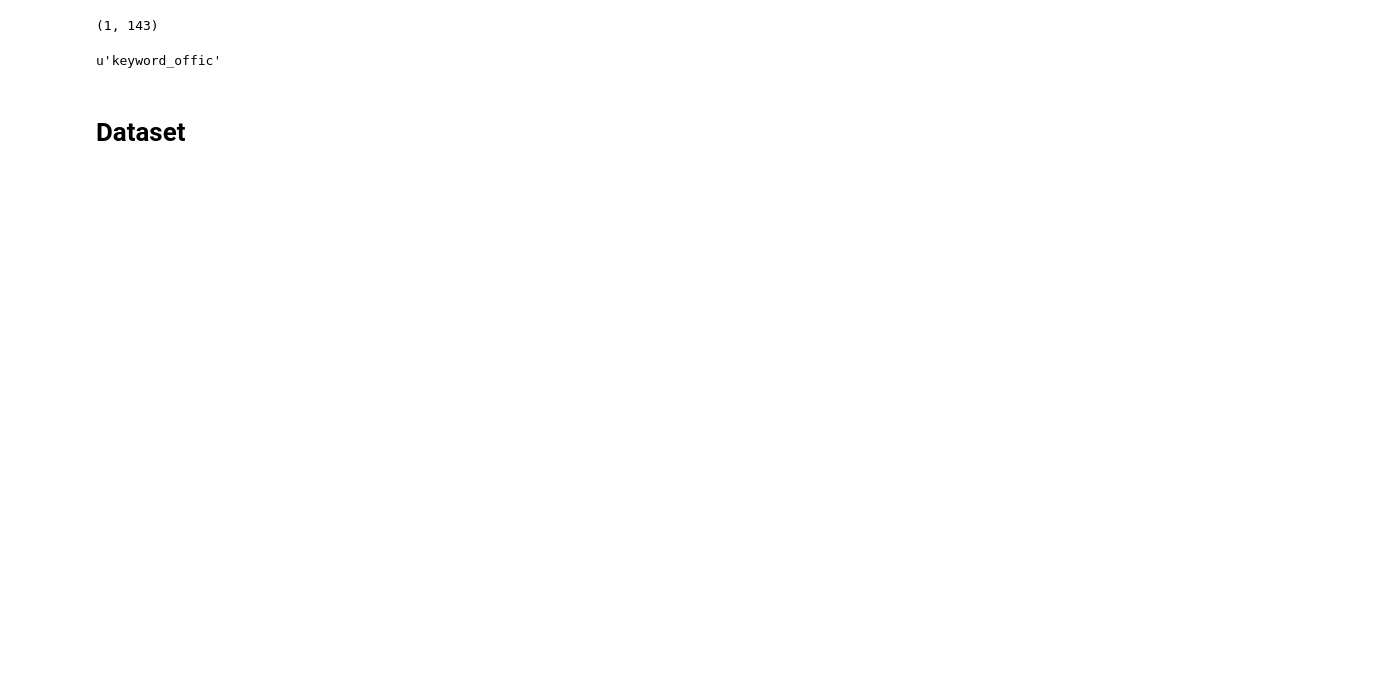
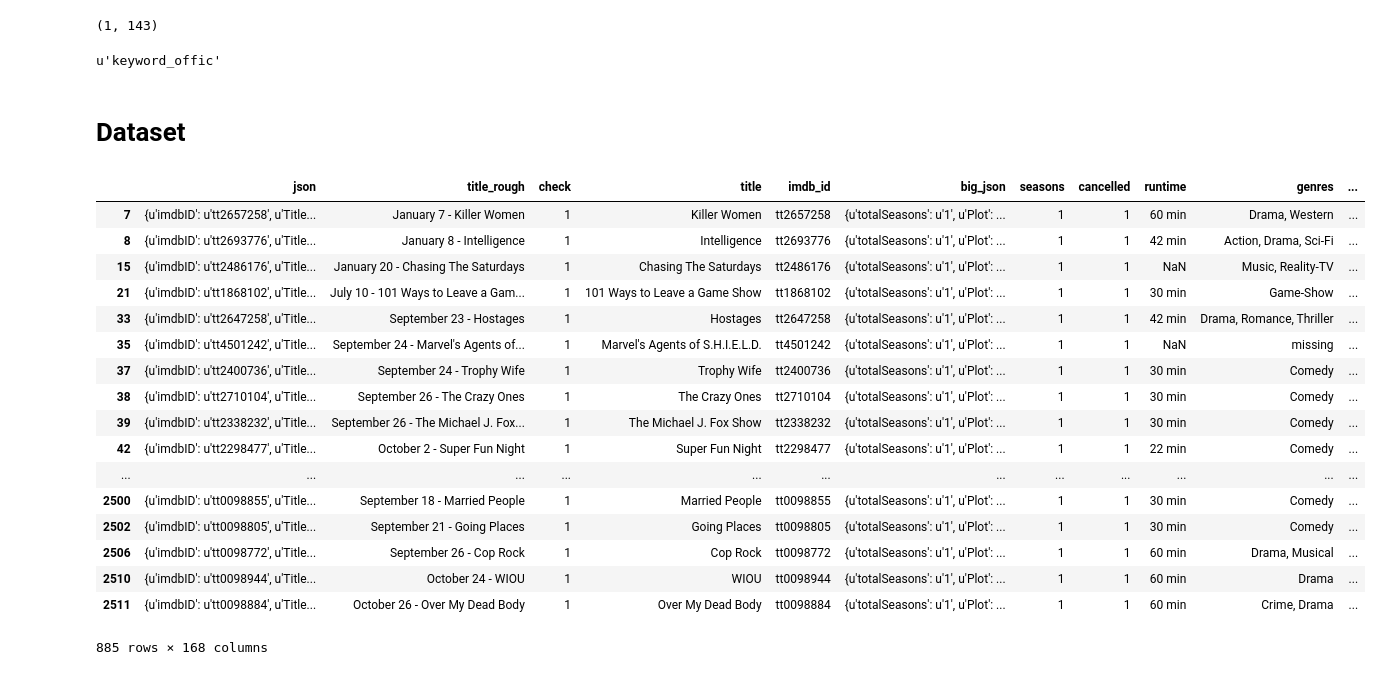
Before and after one commit to cgeppig/Will_My_Show_Get_Cancelled, a Jupyter notebook: model_implementation/production_model_testing.ipynb, the cells around one changed output. Saved outputs shown, nothing was run; the diff lists cells and outputs as text; code cells hidden in the pictures; blank space fills up the shorter version.

```diff
--- a/model_implementation/production_model_testing.ipynb
+++ b/model_implementation/production_model_testing.ipynb
@@ -240,7 +302,28 @@ u'keyword_offic'
 # %% [markdown]
 # Dataset
 # %%
-# shows = pd.read_csv('../good_shows_data2.csv')
+shows = pd.read_csv('../good_shows_data2.csv')
+# %%
+shows[shows['cancelled']==1]
+# %% [output]
+|  | json | title_rough | check | title | imdb_id | big_json | seasons | cancelled | runtime | genres | ... |
+| 7 | {u'imdbID': u'tt2657258', u'Title... | January 7 - Killer Women | 1 | Killer Women | tt2657258 | {u'totalSeasons': u'1', u'Plot': ... | 1 | 1 | 60 min | Drama, Western | ... |
+| 8 | {u'imdbID': u'tt2693776', u'Title... | January 8 - Intelligence | 1 | Intelligence | tt2693776 | {u'totalSeasons': u'1', u'Plot': ... | 1 | 1 | 42 min | Action, Drama, Sci-Fi | ... |
+| 15 | {u'imdbID': u'tt2486176', u'Title... | January 20 - Chasing The Saturdays | 1 | Chasing The Saturdays | tt2486176 | {u'totalSeasons': u'1', u'Plot': ... | 1 | 1 | NaN | Music, Reality-TV | ... |
+| 21 | {u'imdbID': u'tt1868102', u'Title... | July 10 - 101 Ways to Leave a Gam... | 1 | 101 Ways to Leave a Game Show | tt1868102 | {u'totalSeasons': u'1', u'Plot': ... | 1 | 1 | 30 min | Game-Show | ... |
+| 33 | {u'imdbID': u'tt2647258', u'Title... | September 23 - Hostages | 1 | Hostages | tt2647258 | {u'totalSeasons': u'1', u'Plot': ... | 1 | 1 | 42 min | Drama, Romance, Thriller | ... |
+| 35 | {u'imdbID': u'tt4501242', u'Title... | September 24 - Marvel's Agents of... | 1 | Marvel's Agents of S.H.I.E.L.D. | tt4501242 | {u'totalSeasons': u'1', u'Plot': ... | 1 | 1 | NaN | missing | ... |
+| 37 | {u'imdbID': u'tt2400736', u'Title... | September 24 - Trophy Wife | 1 | Trophy Wife | tt2400736 | {u'totalSeasons': u'1', u'Plot': ... | 1 | 1 | 30 min | Comedy | ... |
+| 38 | {u'imdbID': u'tt2710104', u'Title... | September 26 - The Crazy Ones | 1 | The Crazy Ones | tt2710104 | {u'totalSeasons': u'1', u'Plot': ... | 1 | 1 | 30 min | Comedy | ... |
+| 39 | {u'imdbID': u'tt2338232', u'Title... | September 26 - The Michael J. Fox... | 1 | The Michael J. Fox Show | tt2338232 | {u'totalSeasons': u'1', u'Plot': ... | 1 | 1 | 30 min | Comedy | ... |
+| 42 | {u'imdbID': u'tt2298477', u'Title... | October 2 - Super Fun Night | 1 | Super Fun Night | tt2298477 | {u'totalSeasons': u'1', u'Plot': ... | 1 | 1 | 22 min | Comedy | ... |
+| ... | ... | ... | ... | ... | ... | ... | ... | ... | ... | ... | ... |
+| 2500 | {u'imdbID': u'tt0098855', u'Title... | September 18 - Married People | 1 | Married People | tt0098855 | {u'totalSeasons': u'1', u'Plot': ... | 1 | 1 | 30 min | Comedy | ... |
+| 2502 | {u'imdbID': u'tt0098805', u'Title... | September 21 - Going Places | 1 | Going Places | tt0098805 | {u'totalSeasons': u'1', u'Plot': ... | 1 | 1 | 30 min | Comedy | ... |
+| 2506 | {u'imdbID': u'tt0098772', u'Title... | September 26 - Cop Rock | 1 | Cop Rock | tt0098772 | {u'totalSeasons': u'1', u'Plot': ... | 1 | 1 | 60 min | Drama, Musical | ... |
+| 2510 | {u'imdbID': u'tt0098944', u'Title... | October 24 - WIOU | 1 | WIOU | tt0098944 | {u'totalSeasons': u'1', u'Plot': ... | 1 | 1 | 60 min | Drama | ... |
+| 2511 | {u'imdbID': u'tt0098884', u'Title... | October 26 - Over My Dead Body | 1 | Over My Dead Body | tt0098884 | {u'totalSeasons': u'1', u'Plot': ... | 1 | 1 | 60 min | Crime, Drama | ... |
+885 rows × 168 columns
 # %%
 # pd.set_option('max_seq_items', 200)
 # %%
```
Also changed, not shown: parts of 15 cells of this notebook.
